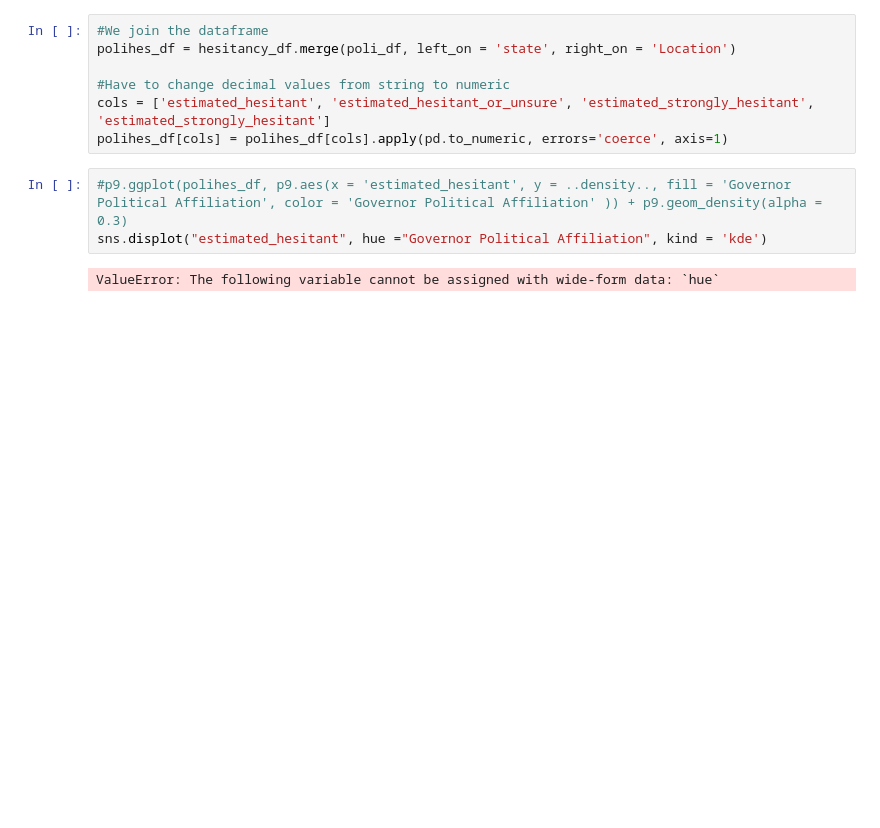
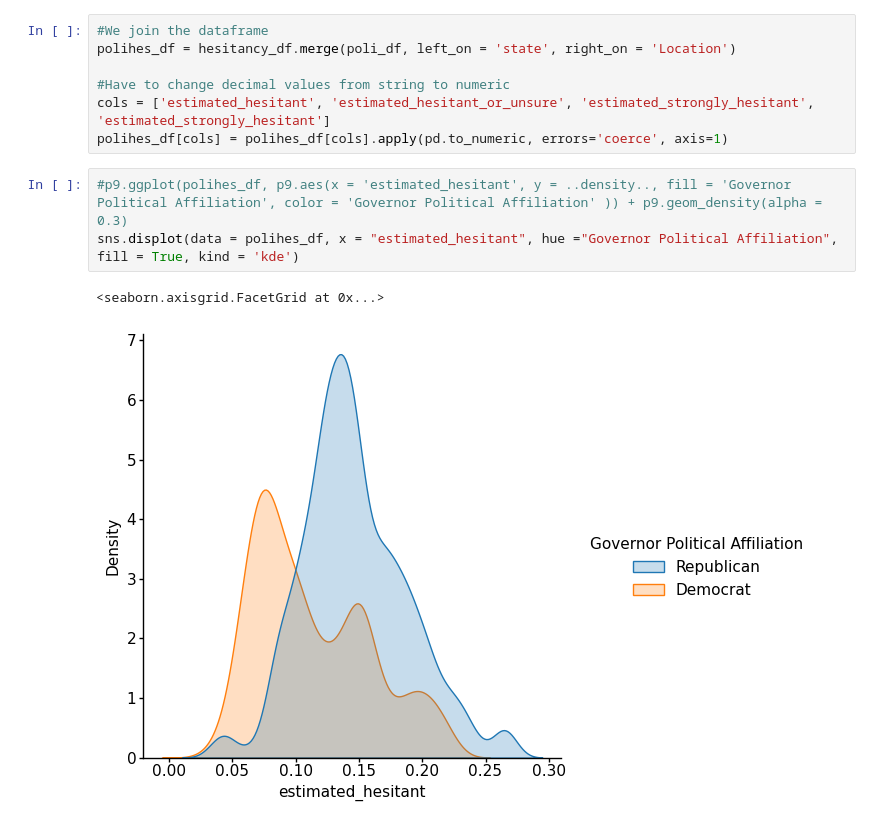
Before and after one commit to gspiga/STAT141Bfinal, a Jupyter notebook: notebooks/cdc-vaccine-hesitancy-politcal-party.ipynb, the cells around one changed output. Saved outputs shown, nothing was run; the diff lists cells and outputs as text; blank space fills up the shorter version.

Commit message:
Fixing seaborn density plot

```diff
--- a/notebooks/cdc-vaccine-hesitancy-politcal-party.ipynb
+++ b/notebooks/cdc-vaccine-hesitancy-politcal-party.ipynb
@@ -78,8 +78,9 @@ polihes_df = hesitancy_df.merge(poli_df, left_on = 'state', right_on = 'Location
 #Have to change decimal values from string to numeric
 cols = ['estimated_hesitant', 'estimated_hesitant_or_unsure', 'estimated_strongly_hesitant', 'estimated_strongly_hesitant']
 polihes_df[cols] = polihes_df[cols].apply(pd.to_numeric, errors='coerce', axis=1)
-# %%
-#p9.ggplot(polihes_df, p9.aes(x = 'estimated_hesitant', y = ..density.., fill = 'Governor Political Affiliation', color = 'Governor Political Affiliation' )) + p9.geom_density(alpha = 0.3)
-sns.displot("estimated_hesitant", hue ="Governor Political Affiliation", kind = 'kde')
-# %% [output]
-ValueError: The following variable cannot be assigned with wide-form data: `hue`
+# %%
+#p9.ggplot(polihes_df, p9.aes(x = 'estimated_hesitant', y = ..density.., fill = 'Governor Political Affiliation', color = 'Governor Political Affiliation' )) + p9.geom_density(alpha = 0.3)
+sns.displot(data = polihes_df, x = "estimated_hesitant", hue ="Governor Political Affiliation", fill = True, kind = 'kde')
+# %% [output]
+<seaborn.axisgrid.FacetGrid at 0x...>
+[figure, added]
```
Also changed, not shown: parts of 2 cells of this notebook.
